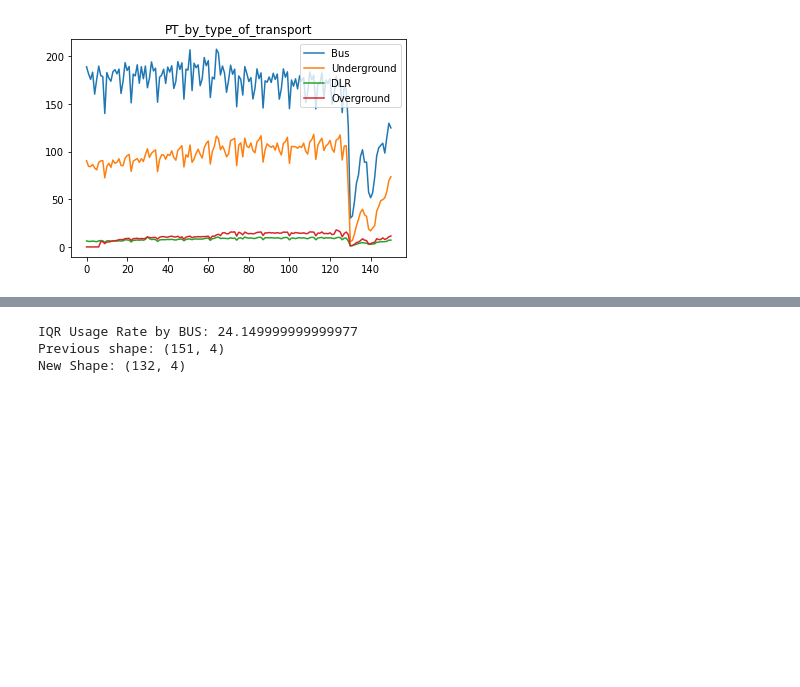
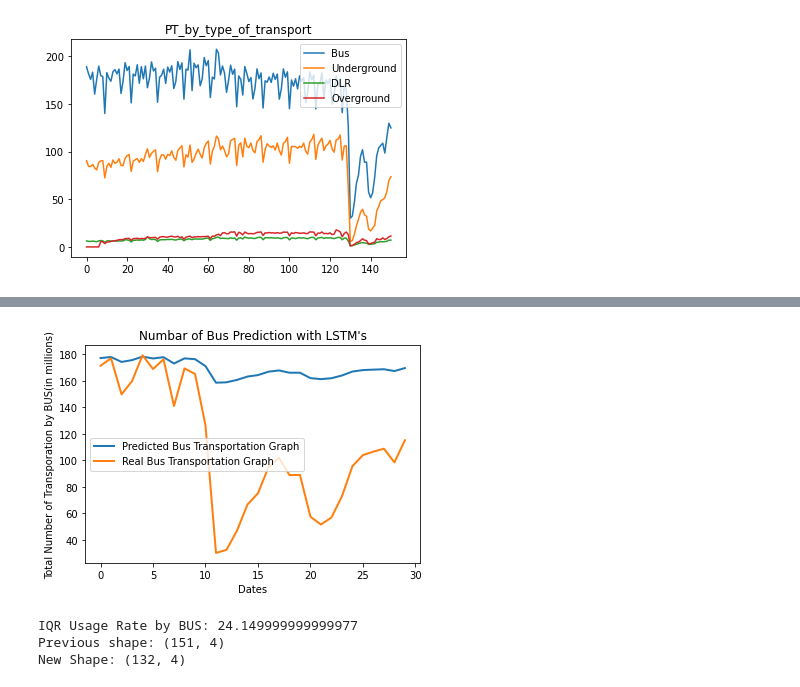
Before and after one commit to bhaumik8/MSc-Project, a Jupyter notebook: PT_by_type_of_transport.ipynb, the cells around one changed output, grey strips where cells are left out. Cells and saved outputs as stored; diff of their text form; code cells hidden in the pictures; blank space fills up the shorter version.

```diff
--- a/PT_by_type_of_transport.ipynb
+++ b/PT_by_type_of_transport.ipynb
@@ -74,0 +180,3 @@ df1.plot(title='PT_by_type_of_transport')
+# %%
+#Train the model for 100 epochs with 32 training examples used in each iteration
+model.fit(x_train, y_train, epochs = 100, batch_size = 98)
@@ -74,0 +224,6 @@ df1.plot(title='PT_by_type_of_transport')
+# %%
+#Reshape the training data and scale
+inputs = np.reshape(scalar.transform(dataset_test), (30,1,1))
+#Reverse the scaled predictions to their original values
+bus_transport_prediction = scalar.inverse_transform(model.predict(inputs))
+bus_transport_prediction
@@ -74,0 +248,3 @@ df1.plot(title='PT_by_type_of_transport')
+# %%
+bus_transport_prediction = np.squeeze(bus_transport_prediction)
+bus_transport_prediction
@@ -74,0 +258,3 @@ df1.plot(title='PT_by_type_of_transport')
+# %%
+bus_transport_prediction = bus_transport_prediction.reshape(-1,1)
+bus_transport_prediction
@@ -75,3 +279,17 @@ df1.plot(title='PT_by_type_of_transport')
+# %%
+#Graph the real stock prices against the model's prediction
+
+import matplotlib as plt
+from matplotlib import pyplot as plt
+plt.plot(bus_transport_prediction, label = 'Predicted Bus Transportation Graph', linewidth = 2)
+plt.plot(dataset_test, label = 'Real Bus Transportation Graph', linewidth = 2)
+plt.title("Numbar of Bus Prediction with LSTM's")
+plt.xlabel('Dates')
+plt.ylabel('Total Number of Transporation by BUS(in millions)')
+plt.legend()
+plt.show()
+# %% [output]
+[figure, added]
 # %%
 #IQR Usage Rate by BUS
 
```
Also changed, not shown: parts of 26 cells of this notebook.
